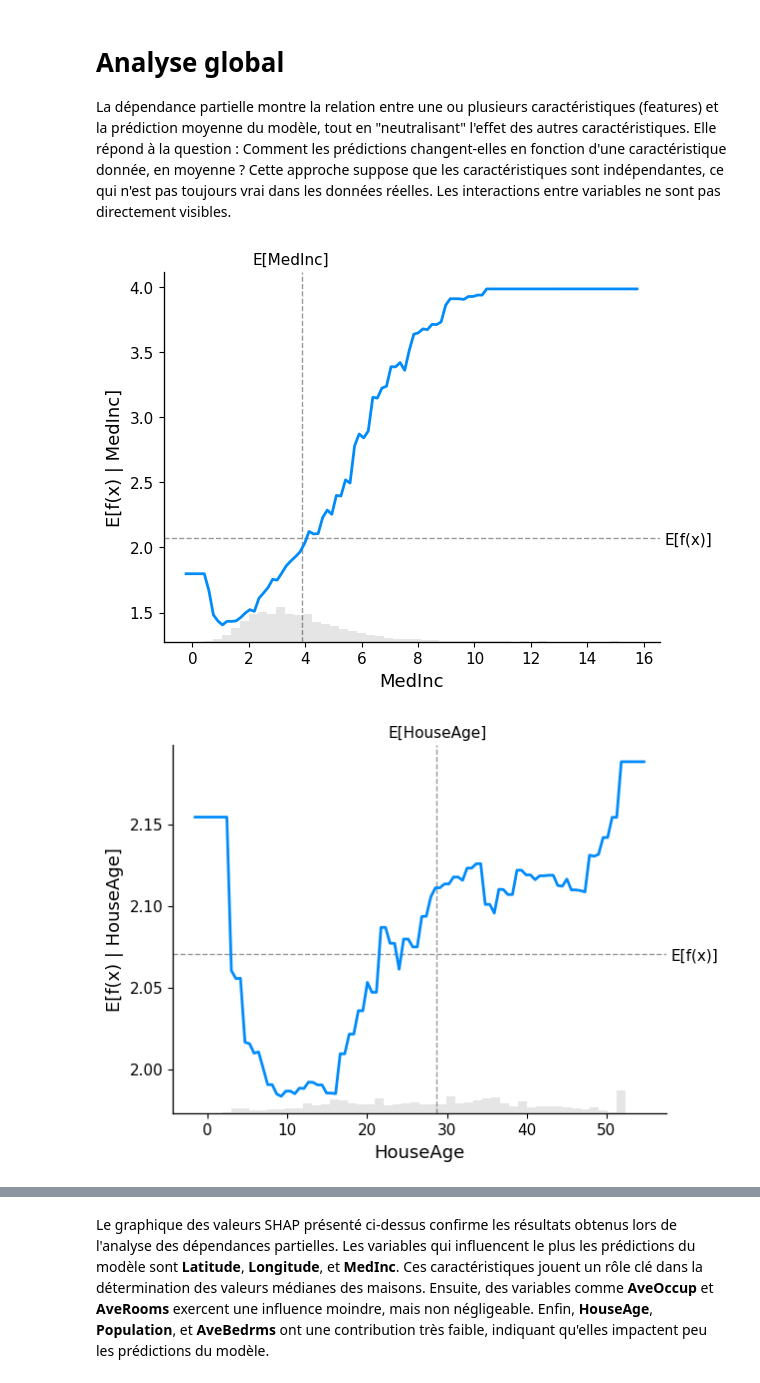
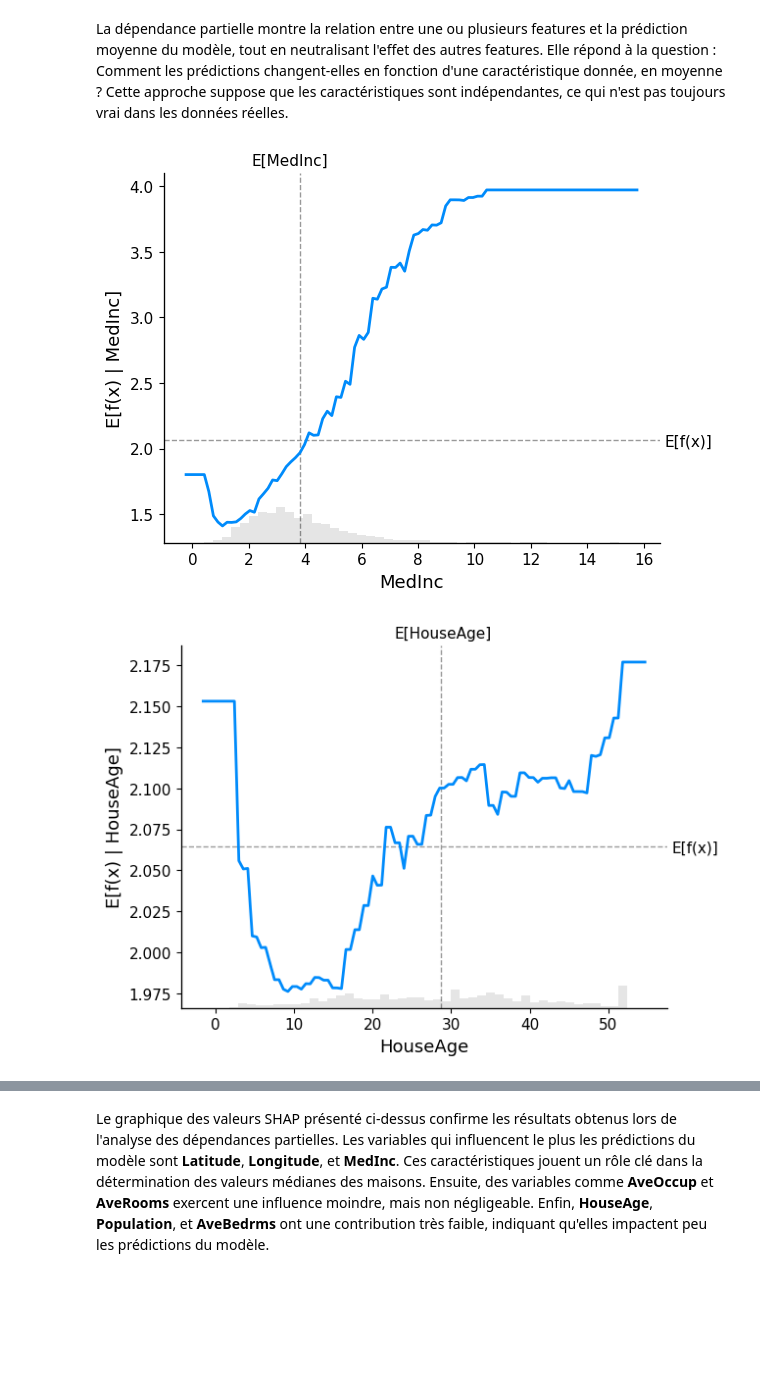
Before and after one commit to BrightMehou/california-housing-prices, a Jupyter notebook: notebooks/Analyse_des_features.ipynb, the cells around one changed output, grey strips where cells are left out. Cells and saved outputs as stored; diff of their text form; code cells hidden in the pictures; blank space fills up the shorter version.

Commit message:
utilisation de X_test pour les shap value

```diff
--- a/notebooks/Analyse_des_features.ipynb
+++ b/notebooks/Analyse_des_features.ipynb
@@ -11,19 +11,17 @@ model = GradientBoostingRegressor(n_estimators=150, learning_rate=0.15, max_dept
 model.fit(X_train, y_train)
 columns = X.columns
 # %% [markdown]
-# Analyse global
-
-La dépendance partielle montre la relation entre une ou plusieurs caractéristiques (features) et la prédiction moyenne du modèle, tout en "neutralisant" l'effet des autres caractéristiques. Elle répond à la question : Comment les prédictions changent-elles en fonction d'une caractéristique donnée, en moyenne ? Cette approche suppose que les caractéristiques sont indépendantes, ce qui n'est pas toujours vrai dans les données réelles. Les interactions entre variables ne sont pas directement visibles.
+La dépendance partielle montre la relation entre une ou plusieurs features et la prédiction moyenne du modèle, tout en neutralisant l'effet des autres features. Elle répond à la question : Comment les prédictions changent-elles en fonction d'une caractéristique donnée, en moyenne ? Cette approche suppose que les caractéristiques sont indépendantes, ce qui n'est pas toujours vrai dans les données réelles.
 # %%
 for col in columns:
     shap.partial_dependence_plot(
     col,
     model.predict,
-    X,
+    X_test,
     ice=False,
     model_expected_value=True,
     feature_expected_value=True,
 )
 # %% [output]
 [figure]
-[figure, old version]
+[figure, new version]
```
Also changed, not shown: parts of 11 cells of this notebook, 2 other files.
